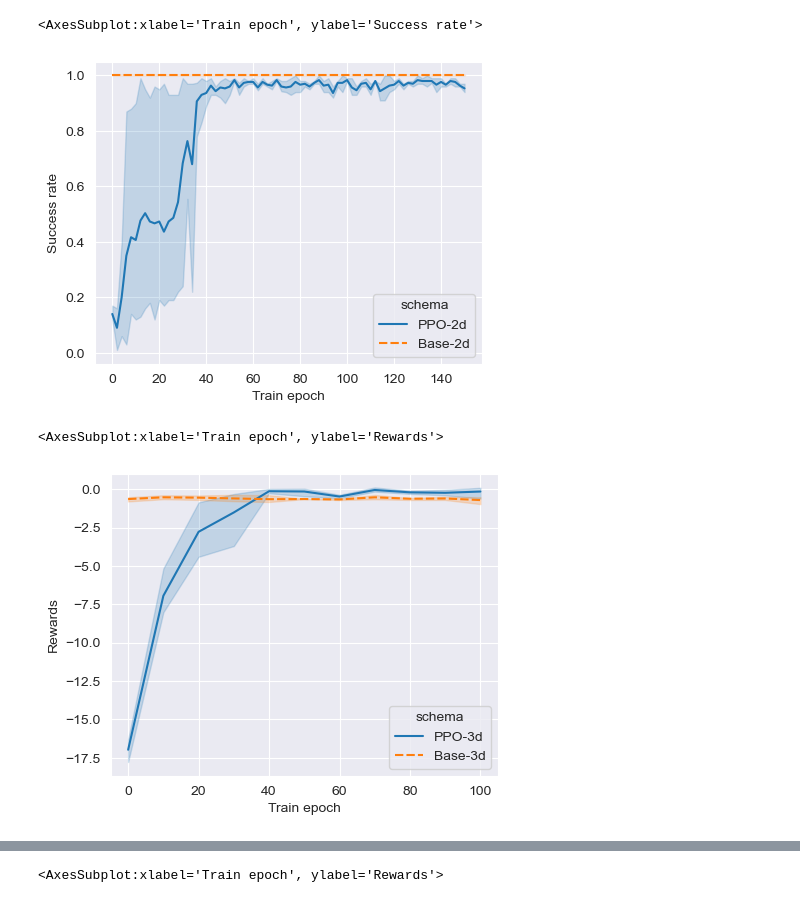
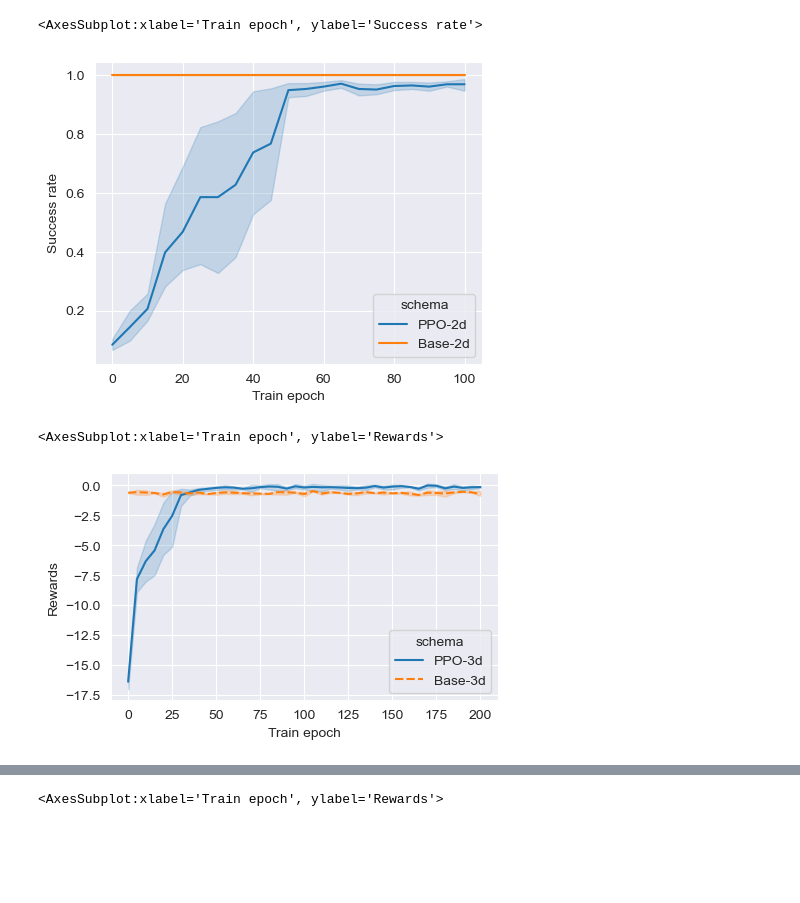
Before and after one commit to Polaris-Yang/MARL-DMFB, a Jupyter notebook: drawRes_meda/DrawRes.ipynb, the cells around one changed output, grey strips where cells are left out. Saved outputs shown, nothing was run; the diff lists cells and outputs as text; code cells hidden in the pictures; blank space fills up the shorter version.

```diff
--- a/drawRes_meda/DrawRes.ipynb
+++ b/drawRes_meda/DrawRes.ipynb
@@ -9,7 +9,7 @@ def load_agent_data(file_path,maxiter,spacing):
     fileslist  = os.listdir(file_path)
     rewards, steps, s_rate = None,None,None
     total_data=[]
-    for i in range(3):
+    for i in range(5):
         for data in fileslist:
             if data.find('rewards')!=-1:
                 rewards = np.load(file_path+'/' +data)[i]
@@ -61,18 +65,18 @@ sns.lineplot(x='Train epoch',y='Steps',hue='schema',style='schema',data=totaldat
 # %%
 plt.figure(dpi=100,figsize=(5,4))
-sns.lineplot(x='Train epoch',y='Success rate',hue='schema',style='schema',data=totaldata2d)
+sns.lineplot(x='Train epoch',y='Success rate',hue='schema',data=totaldata2d)
 # %% [output]
 <AxesSubplot:xlabel='Train epoch', ylabel='Success rate'>
-[figure, old version]
+[figure, new version]
 # %%
-ppodata3d = load_agent_data('PPO-3d',100,10)
-basedata3d = load_base_data('Base-3d',100,10)
+ppodata3d = load_agent_data('PPO-3d',200,5)
+basedata3d = load_base_data('Base-3d',200,5)
 # %%
 totaldata3d = pd.concat([ppodata3d,basedata3d],axis=0)
 # %%
-plt.figure(dpi=100,figsize=(5,4))
+plt.figure(dpi=100,figsize=(5,3))
 sns.lineplot(x='Train epoch',y='Rewards',hue='schema',style='schema',data=totaldata3d)
 # %% [output]
 <AxesSubplot:xlabel='Train epoch', ylabel='Rewards'>
-[figure, old version]
+[figure, new version]
 # %%
```
Also changed, not shown: parts of 6 cells of this notebook, 20 other files.
